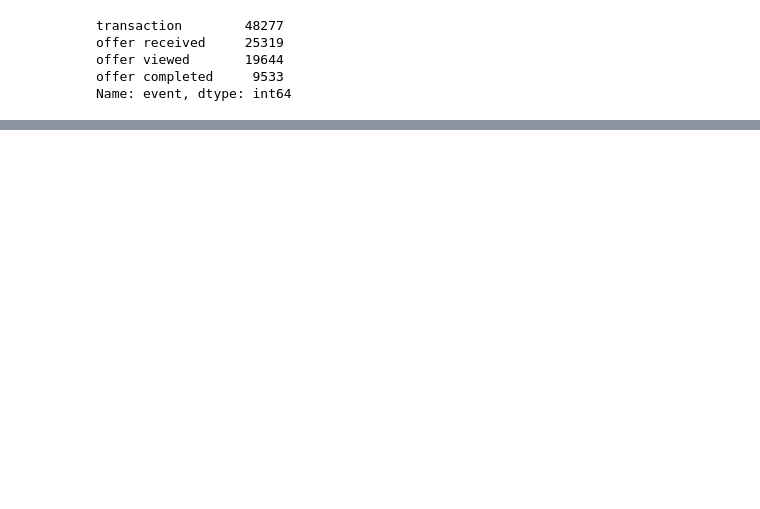
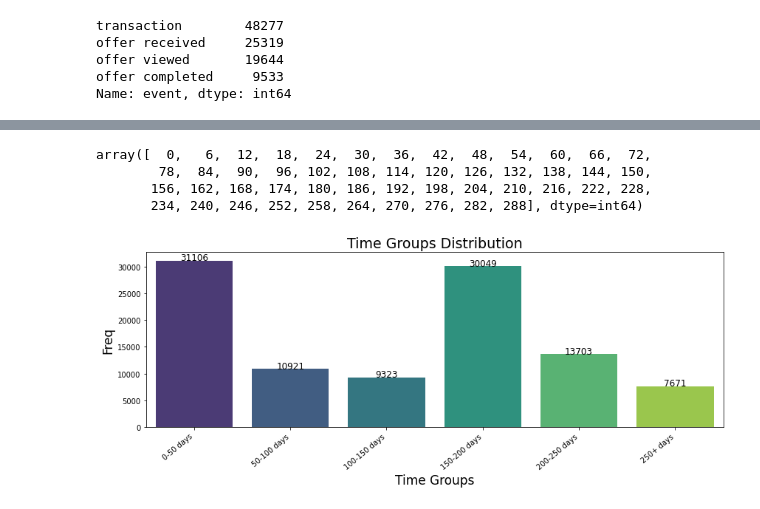
Before and after one commit to ElifKarakutukDinc/Starbucks-, a Jupyter notebook: Starbucks_customer.ipynb, the cells around one changed output, grey strips where cells are left out. Saved outputs shown, nothing was run; the diff lists cells and outputs as text; code cells hidden in the pictures; blank space fills up the shorter version.

```diff
--- a/Starbucks_customer.ipynb
+++ b/Starbucks_customer.ipynb
@@ -590,0 +612,32 @@ countplot_viz(
+# %%
+transcript.time.unique()
+# %% [output]
+array([  0,   6,  12,  18,  24,  30,  36,  42,  48,  54,  60,  66,  72,
+        78,  84,  90,  96, 102, 108, 114, 120, 126, 132, 138, 144, 150,
+       156, 162, 168, 174, 180, 186, 192, 198, 204, 210, 216, 222, 228,
+       234, 240, 246, 252, 258, 264, 270, 276, 282, 288], dtype=int64)
+# %%
+transcript["time_group"] = pd.cut(
+    x=transcript["time"],
+    bins=[0, 50, 100, 150, 200, 250, 300],
+    include_lowest=True,
+    labels=[
+        "0-50 days",
+        "50-100 days",
+        "100-150 days",
+        "150-200 days",
+        "200-250 days",
+        "250+ days",
+    ],
+)
+# %%
+countplot_viz(
+    transcript,
+    "time_group",
+    "Time Groups",
+    "Freq",
+    "Time Groups Distribution",
+    palette="viridis",
+)
+# %% [output]
+[figure, added]
```
Also changed, not shown: parts of 40 cells of this notebook.
